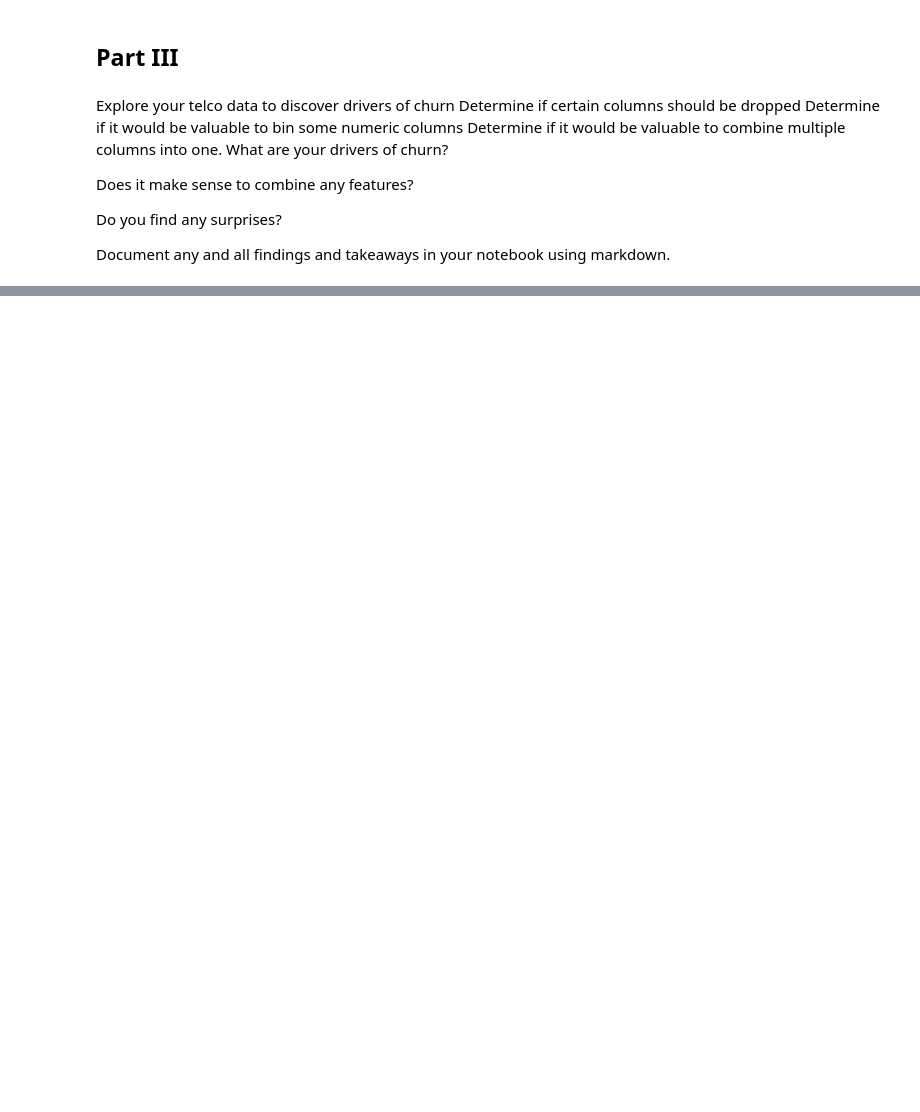
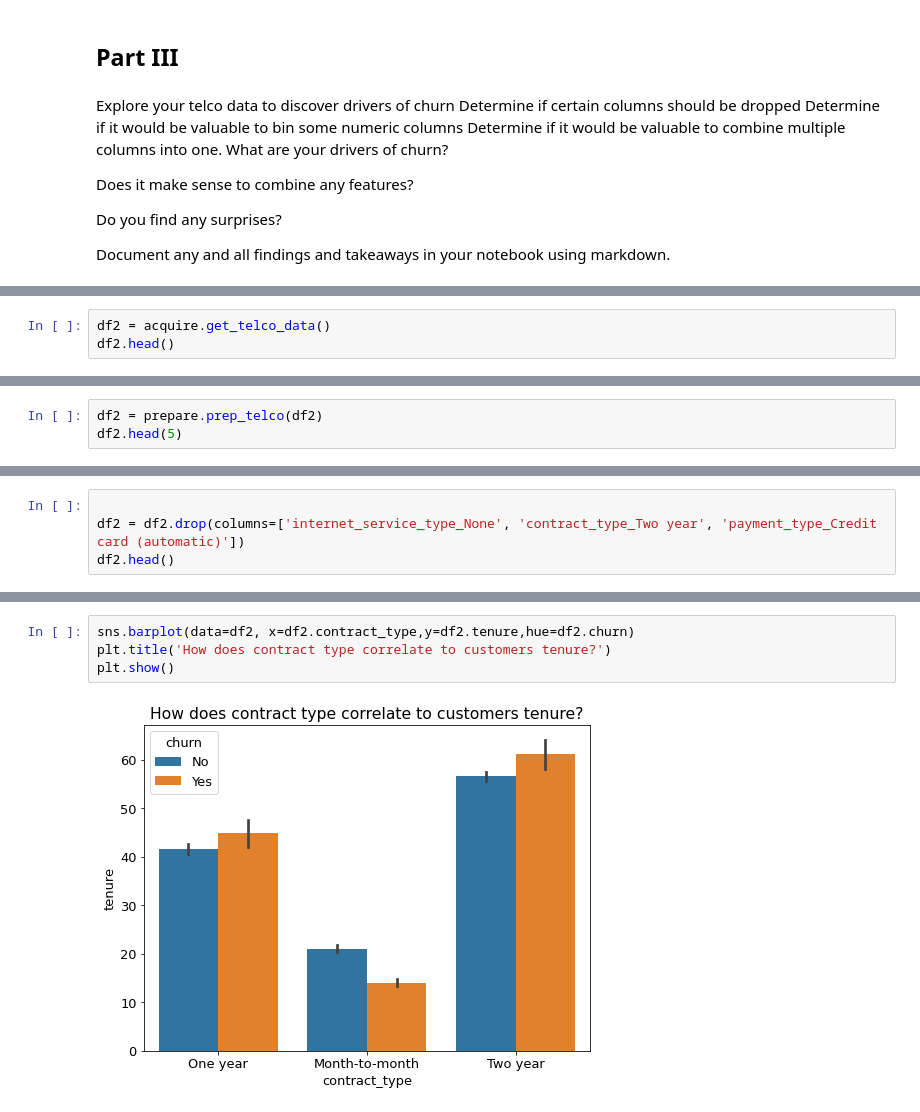
Before and after one commit to patrickamwayi/classification-exercises, a Jupyter notebook: classification-exercises.ipynb, the cells around one changed output, grey strips where cells are left out. Drawn from its saved outputs; the diff is of its cells as text; blank space fills up the shorter version.

```diff
--- a/classification-exercises.ipynb
+++ b/classification-exercises.ipynb
@@ -1265,0 +1346,3 @@ Document any and all findings and takeaways in your notebook using markdown.
+# %%
+df2 = acquire.get_telco_data()
+df2.head()
@@ -1265,0 +1357,3 @@ Document any and all findings and takeaways in your notebook using markdown.
+# %%
+df2 = prepare.prep_telco(df2)
+df2.head(5)
@@ -1265,0 +1391,4 @@ Document any and all findings and takeaways in your notebook using markdown.
+# %%
+
+df2 = df2.drop(columns=['internet_service_type_None', 'contract_type_Two year', 'payment_type_Credit card (automatic)'])
+df2.head()
@@ -1265,0 +1424,6 @@ Document any and all findings and takeaways in your notebook using markdown.
+# %%
+sns.barplot(data=df2, x=df2.contract_type,y=df2.tenure,hue=df2.churn)
+plt.title('How does contract type correlate to customers tenure?')
+plt.show()
+# %% [output]
+[figure, added]
```
Also changed, not shown: parts of 29 cells of this notebook.
